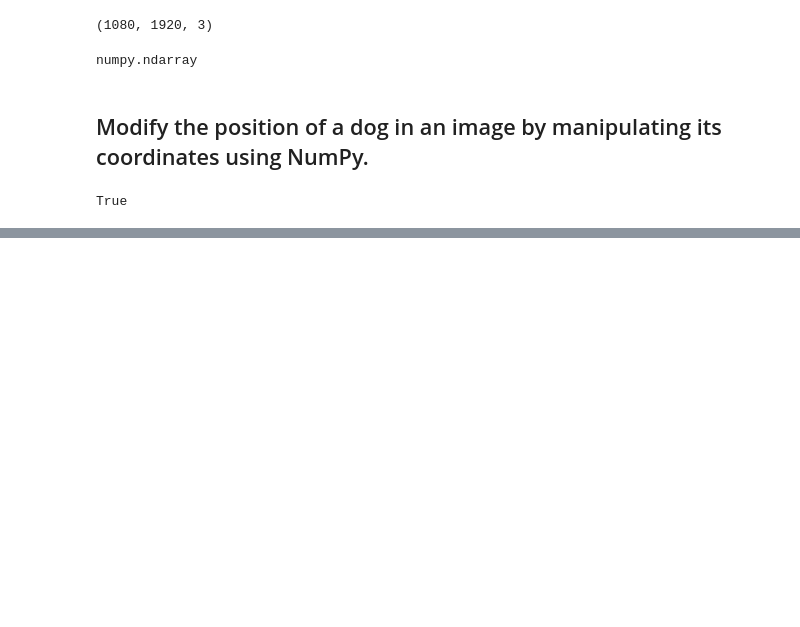
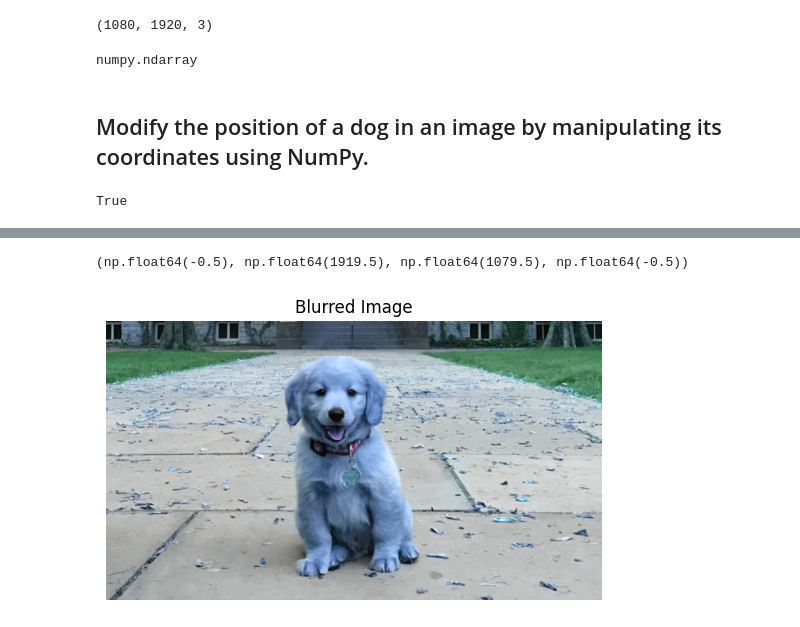
Before and after one commit to AYUSHKHAIRE/CVDL-labs, a Jupyter notebook: lab_1/lab_1.ipynb, the cells around one changed output, grey strips where cells are left out. Saved outputs shown, nothing was run; the diff lists cells and outputs as text; code cells hidden in the pictures; blank space fills up the shorter version.

```diff
--- a/lab_1/lab_1.ipynb
+++ b/lab_1/lab_1.ipynb
@@ -48,0 +57,8 @@ True
+# %%
+blurred_image = cv2.GaussianBlur(img, (5, 5), 0)
+plt.imshow(blurred_image, cmap="gray")
+plt.title("Blurred Image")
+plt.axis("off")
+# %% [output]
+(np.float64(-0.5), np.float64(1919.5), np.float64(1079.5), np.float64(-0.5))
+[figure, added]
```
Also changed, not shown: parts of 1 cell of this notebook.
